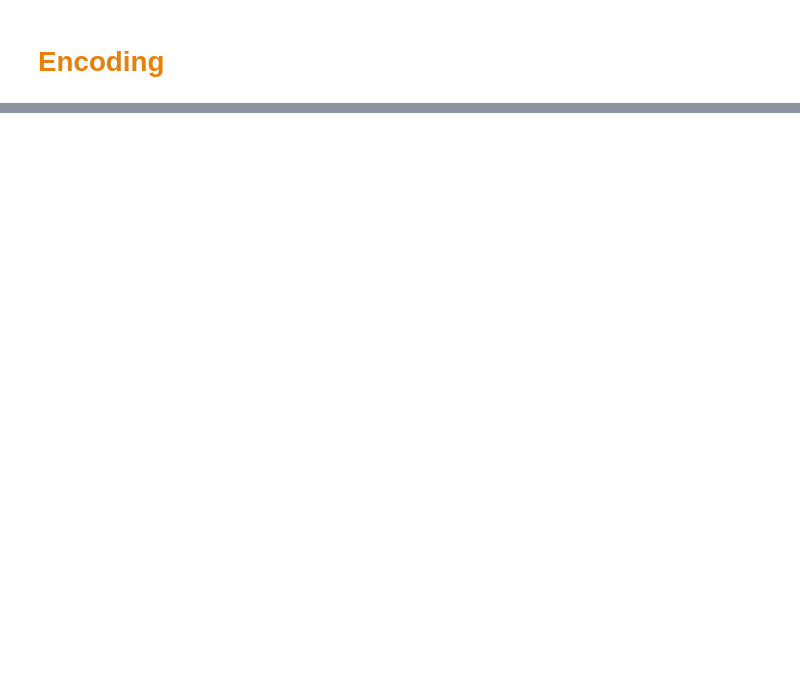
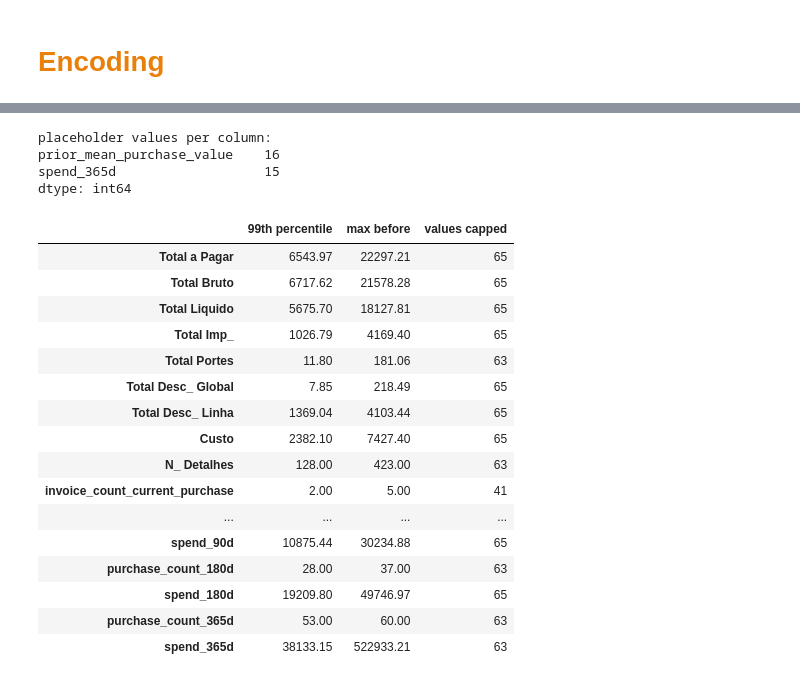
Before and after one commit to MiguelSantos00/Predicting-Repeat-Purchases-ML, a Jupyter notebook: notebooks/Homework_Group06_Clean_Pre-Process.ipynb, the cells around one changed output, grey strips where cells are left out. Cells and saved outputs as stored; diff of their text form; code cells hidden in the pictures; blank space fills up the shorter version.

```diff
--- a/notebooks/Homework_Group06_Clean_Pre-Process.ipynb
+++ b/notebooks/Homework_Group06_Clean_Pre-Process.ipynb
@@ -253,2 +268,11 @@ Validation: (1294, 39), 2023-06-17 to 2025-02-15, repeat rate 0.61
+# %%
+numeric_columns = X.select_dtypes(include="number").columns.tolist()
+categorical_columns = X.select_dtypes(include="str").columns.tolist()
+
+# Numbers: fill missing values with the median
+numeric_imputer = SimpleImputer(strategy="median")
+
+# A 0/1 column per numeric column that has missing values: "was this missing?"
+missing_flags = MissingIndicator()
 # %% [markdown]
 # <font color='#E8800A'>Encoding</font> <a class="anchor" id="encoding"></a>
@@ -256,0 +302,49 @@ Validation: (1294, 39), 2023-06-17 to 2025-02-15, repeat rate 0.61
+# %%
+# 1. Placeholder codes -> NaN (no learning involved, so plain pandas is fine)
+def placeholders_to_nan(df):
+    """The 1,000,000,000 placeholder code is not a real value: set it to NaN."""
+    df = df.copy()
+    numeric = df.select_dtypes(include="number").columns
+    df[numeric] = df[numeric].mask(df[numeric] == 1e9)
+    return df
+
+
+placeholder_counts = (X.select_dtypes(include="number") == 1e9).sum()
+print("placeholder values per column:")
+print(placeholder_counts[placeholder_counts > 0])
+
+X = placeholders_to_nan(X)
+
+# 2. Capping (CapOutliers, from cap_outliers.py) is used on every number but the year
+capped_columns = [column for column in numeric_columns if column != "customer_since_year"]
+# %% [output]
+placeholder values per column:
+prior_mean_purchase_value    16
+spend_365d                   15
+dtype: int64
+# %%
+# Just to look: the limits it learns from all rows, and how many values it caps
+caps = CapOutliers().fit(X[capped_columns])
+pd.DataFrame({
+    "99th percentile": caps.limits_,
+    "max before": X[capped_columns].max(),
+    "values capped": (X[capped_columns] > caps.limits_).sum(),
+}).round(2)
+# %% [output]
+|  | 99th percentile | max before | values capped |
+| Total a Pagar | 6543.97 | 22297.21 | 65 |
+| Total Bruto | 6717.62 | 21578.28 | 65 |
+| Total Liquido | 5675.70 | 18127.81 | 65 |
+| Total Imp_ | 1026.79 | 4169.40 | 65 |
+| Total Portes | 11.80 | 181.06 | 63 |
+| Total Desc_ Global | 7.85 | 218.49 | 65 |
+| Total Desc_ Linha | 1369.04 | 4103.44 | 65 |
+| Custo | 2382.10 | 7427.40 | 65 |
+| N_ Detalhes | 128.00 | 423.00 | 63 |
+| invoice_count_current_purchase | 2.00 | 5.00 | 41 |
+| ... | ... | ... | ... |
+| spend_90d | 10875.44 | 30234.88 | 65 |
+| purchase_count_180d | 28.00 | 37.00 | 63 |
+| spend_180d | 19209.80 | 49746.97 | 65 |
+| purchase_count_365d | 53.00 | 60.00 | 63 |
+| spend_365d | 38133.15 | 522933.21 | 63 |
```
Also changed, not shown: parts of 17 cells of this notebook, 5 other files.
